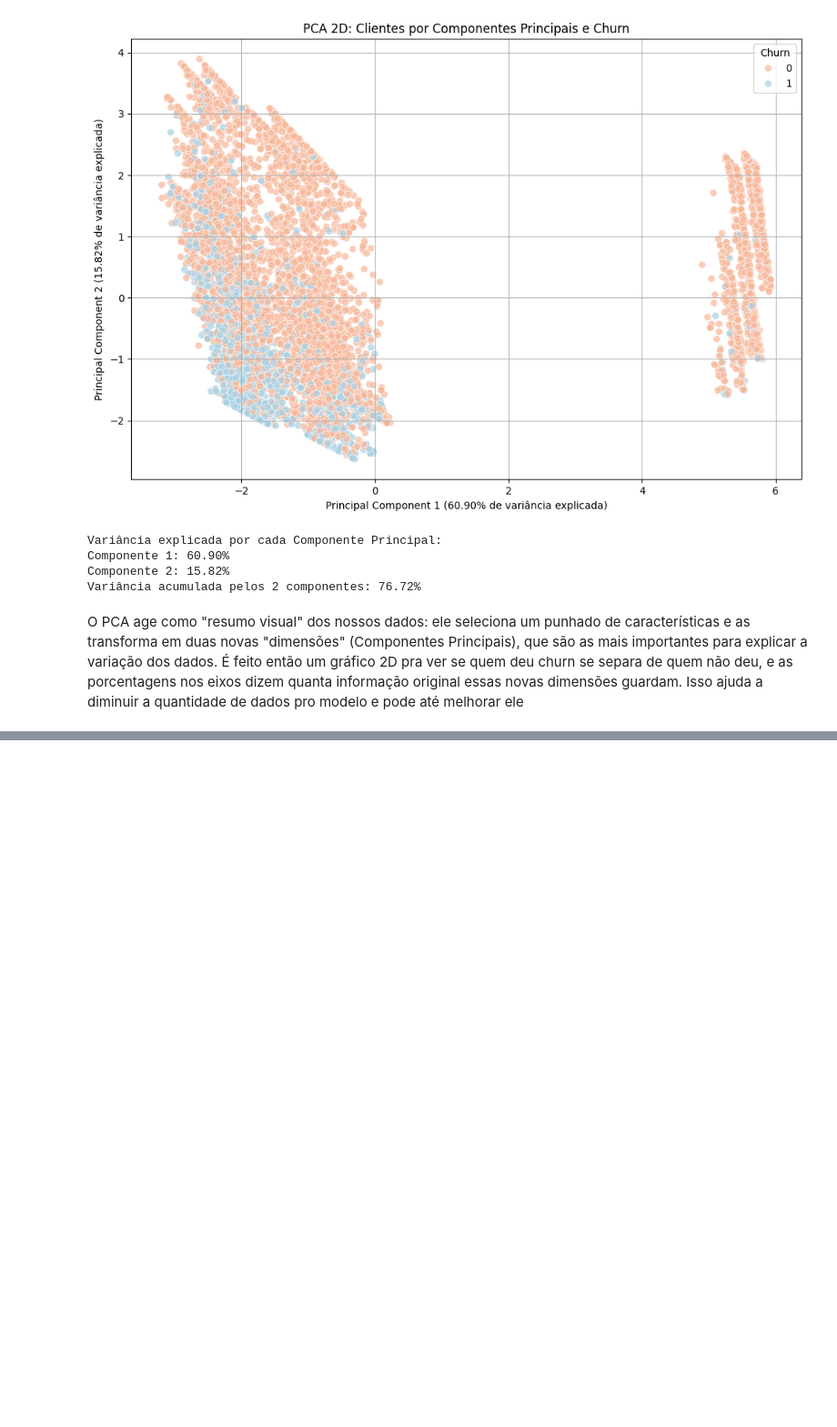
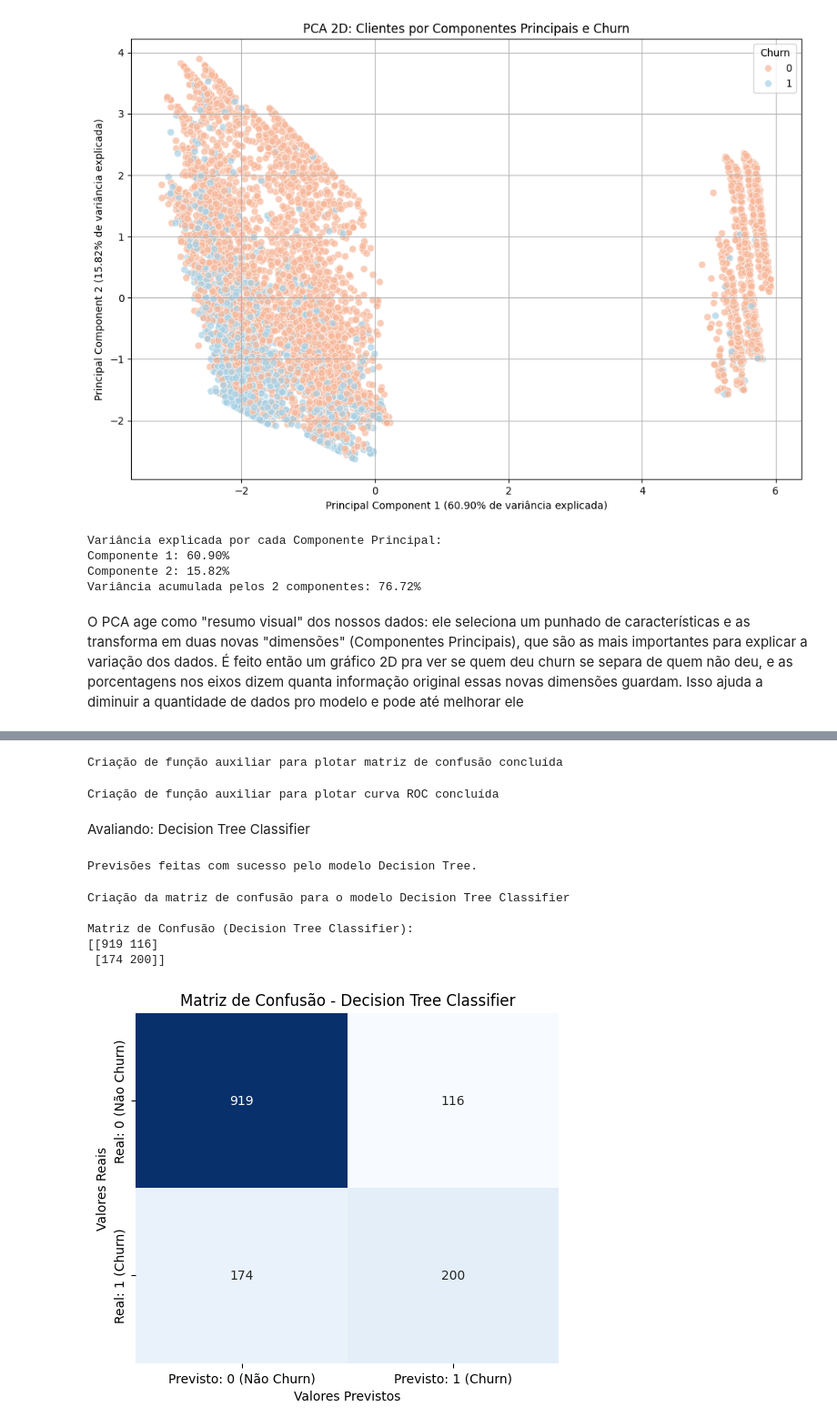
Before and after one commit to Reynaldo-Barauna/TrabalhoIA-Previsao-de-Churn, a Jupyter notebook: src/notebooks/TrabalhoIA.ipynb, the cells around one changed output, grey strips where cells are left out. Shown at 91% size. Drawn from its saved outputs; the diff is of its cells as text; code cells hidden in the pictures; blank space fills up the shorter version.

```diff
--- a/src/notebooks/TrabalhoIA.ipynb
+++ b/src/notebooks/TrabalhoIA.ipynb
@@ -648,0 +820,7 @@ Para os clientes com valores mais baixos no PC1 (lado esquerdo do gráfico), o P
+# %%
+print("\n--- Resultados do GridSearchCV para Decision Tree ---")
+print(f"Melhores parâmetros encontrados: {grid_search_dtree.best_params_}")
+print(f"Melhor pontuação (ROC AUC) no treino (CV): {grid_search_dtree.best_score_:.4f}")
+
+# Armazenar o melhor modelo encontrado pelo GridSearchCV para avaliação posterior
+best_dtree_model = grid_search_dtree.best_estimator_
@@ -648,0 +944,68 @@ Para os clientes com valores mais baixos no PC1 (lado esquerdo do gráfico), o P
+# %%
+
+# --- Função Auxiliar para Plotar Matriz de Confusão ---
+def plot_confusion_matrix(cm, model_name):
+    plt.figure(figsize=(6, 5))
+    sns.heatmap(cm, annot=True, fmt='d', cmap='Blues', cbar=False,
+                xticklabels=['Previsto: 0 (Não Churn)', 'Previsto: 1 (Churn)'],
+                yticklabels=['Real: 0 (Não Churn)', 'Real: 1 (Churn)'])
+    plt.title(f'Matriz de Confusão - {model_name}')
+    plt.ylabel('Valores Reais')
+    plt.xlabel('Valores Previstos')
+    plt.show()
+
+print("Criação de função auxiliar para plotar matriz de confusão concluída")
+# %% [output]
+Criação de função auxiliar para plotar matriz de confusão concluída
+# %%
+
+# --- Função Auxiliar para Plotar Curva ROC ---
+def plot_roc_curve(fpr, tpr, roc_auc, model_name):
+    plt.figure(figsize=(8, 6))
+    plt.plot(fpr, tpr, color='darkorange', lw=2, label=f'Curva ROC (área = {roc_auc:.2f})')
+    plt.plot([0, 1], [0, 1], color='navy', lw=2, linestyle='--')
+    plt.xlim([0.0, 1.0])
+    plt.ylim([0.0, 1.05])
+    plt.xlabel('Taxa de Falsos Positivos (False Positive Rate)')
+    plt.ylabel('Taxa de Verdadeiros Positivos (True Positive Rate) / Recall')
+    plt.title(f'Curva ROC - {model_name}')
+    plt.legend(loc="lower right")
+    plt.grid(True)
+    plt.show()
+
+print("Criação de função auxiliar para plotar curva ROC concluída")
+# %% [output]
+Criação de função auxiliar para plotar curva ROC concluída
+# %% [markdown]
+Avaliando: Decision Tree Classifier
+# %%
+model = best_dtree_model # Seleciona o melhor modelo de Decision Tree
+
+#Fazer Previsões
+y_pred_dtree = model.predict(X_test)
+
+# Para ROC AUC, precisamos das probabilidades da classe positiva (Churn=1)
+if hasattr(model, 'predict_proba'):
+    y_pred_proba_dtree = model.predict_proba(X_test)[:, 1] # Probabilidade da classe positiva (1)
+else:
+    print("Atenção: O modelo Decision Tree Classifier não suporta predict_proba. ROC-AUC não será calculado.")
+    y_pred_proba_dtree = None
+
+print("Previsões feitas com sucesso pelo modelo Decision Tree.")
+# %% [output]
+Previsões feitas com sucesso pelo modelo Decision Tree.
+# %%
+
+print("Criação da matriz de confusão para o modelo Decision Tree Classifier")
+#Matriz de Confusão
+cm_dtree = confusion_matrix(y_test, y_pred_dtree)
+print("\nMatriz de Confusão (Decision Tree Classifier):")
+print(cm_dtree)
+plot_confusion_matrix(cm_dtree, "Decision Tree Classifier")
+# %% [output]
+Criação da matriz de confusão para o modelo Decision Tree Classifier
+
+Matriz de Confusão (Decision Tree Classifier):
+[[919 116]
+ [174 200]]
+[figure, added]
```
Also changed, not shown: parts of 44 cells of this notebook.
